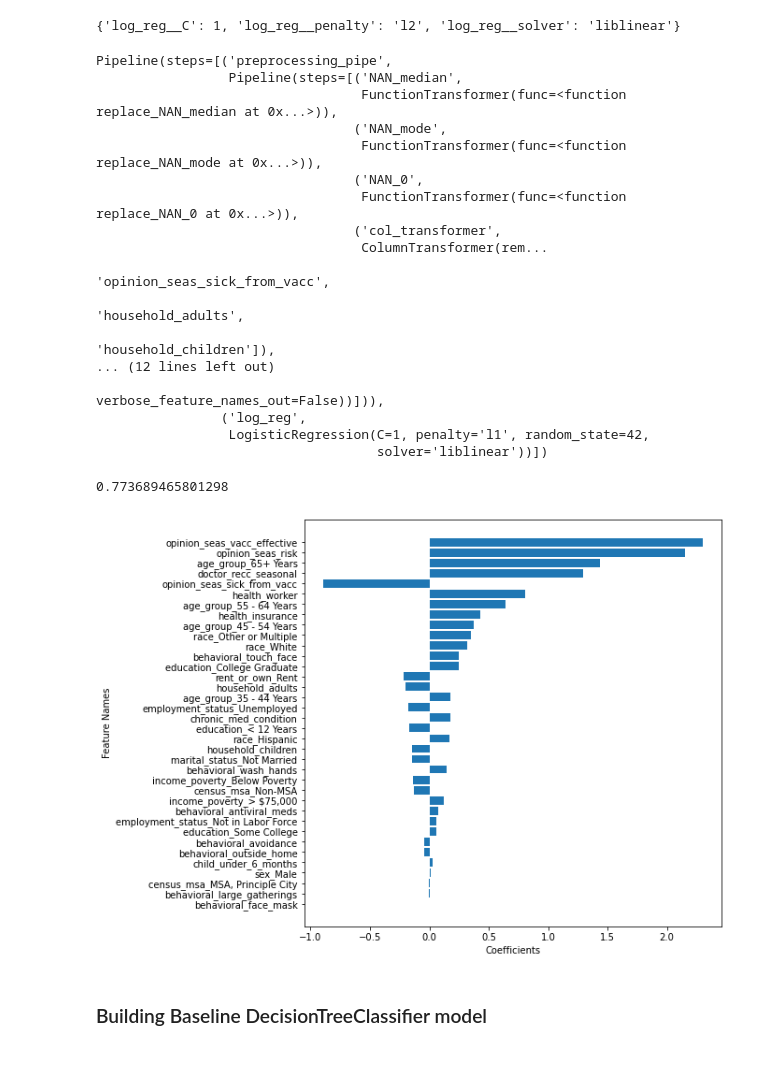
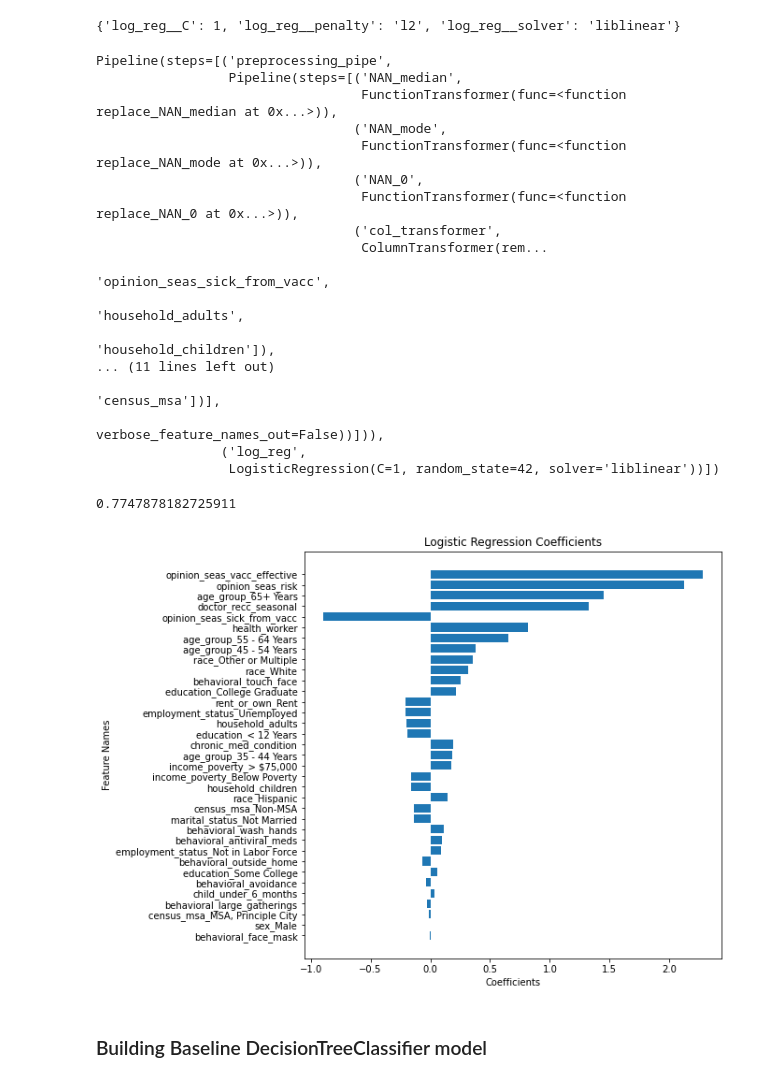
Before and after one commit to sanderlin2013/Predicting-Flu-Vaccines, a Jupyter notebook: Predicting Flu Vaccine Compliance.ipynb, the cells around one changed output. Cells and saved outputs as stored; diff of their text form; code cells hidden in the pictures.

```diff
--- a/Predicting Flu Vaccine Compliance.ipynb
+++ b/Predicting Flu Vaccine Compliance.ipynb
@@ -161,7 +161,8 @@ Finally, let's remove 'h1n1_vaccine' and 'respondent_id' from the labels DataFra
 features.drop(['respondent_id', 'h1n1_concern', 'h1n1_knowledge', 'doctor_recc_h1n1',
                'opinion_h1n1_vacc_effective', 'opinion_h1n1_risk',
                'opinion_h1n1_sick_from_vacc', 'hhs_geo_region',
-               'employment_industry', 'employment_occupation'], axis = 1, inplace = True)
+               'employment_industry', 'employment_occupation','health_insurance'],
+              axis = 1, inplace = True)
 
 labels.drop(['h1n1_vaccine', 'respondent_id'], axis = 1, inplace= True)
 labels = np.ravel(labels, order = 'C')
@@ -243,7 +237,7 @@ def replace_NAN_0(X_df):
     miss_binary = ['behavioral_antiviral_meds', 'behavioral_avoidance','behavioral_face_mask' ,
     'behavioral_wash_hands', 'behavioral_large_gatherings', 'behavioral_outside_home',
     'behavioral_touch_face', 'doctor_recc_seasonal', 'chronic_med_condition',
-    'child_under_6_months', 'health_worker', 'health_insurance']
+    'child_under_6_months', 'health_worker']
     for column in miss_binary:
         X_df[column].replace(np.nan, 0, inplace = True)
     return X_df
@@ -354,7 +346,7 @@ gs.best_params_
 # %%
 # creating a new model with the optimized parameters
 logreg_optimized_pipe = Pipeline(steps=[("preprocessing_pipe", preprocessing_pipe),
-                                    ("log_reg", LogisticRegression(solver = 'liblinear', random_state = 42, C = 1, penalty= 'l1'))])
+                                    ("log_reg", LogisticRegression(solver = 'liblinear', random_state = 42, C = 1, penalty= 'l2'))])
 # %%
 logreg_optimized_pipe.fit(X_train, y_train)
 # %% [output]
@@ -370,15 +362,15 @@ Pipeline(steps=[('preprocessing_pipe',
                                                                     'opinion_seas_sick_from_vacc',
                                                                     'household_adults',
                                                                     'household_children']),
-... (12 lines left out)
+... (11 lines left out)
+                                                                    'census_msa'])],
                                                     verbose_feature_names_out=False))])),
                 ('log_reg',
-                 LogisticRegression(C=1, penalty='l1', random_state=42,
-                                    solver='liblinear'))])
+                 LogisticRegression(C=1, random_state=42, solver='liblinear'))])
 # %%
 logreg_optimized_pipe.score(X_train, y_train)
 # %% [output]
-0.773689465801298
+0.7747878182725911
 # %%
 # code inspiration taken from:
 # https://stackoverflow.com/questions/38787612/how-to-extract-feature-importances-from-an-sklearn-pipeline
@@ -388,7 +380,7 @@ coefficients = logreg_optimized_pipe.steps[1][1].coef_
 feature_names = list(logreg_optimized_pipe.named_steps["preprocessing_pipe"][3].get_feature_names_out())
 # %%
 # creating function so we can plot this and other model results
-def plot_importance(feat_names, feat_importances, col1_name, col2_name):
+def plot_importance(feat_names, feat_importances, col1_name, col2_name, title):
     df = pd.concat([pd.DataFrame(feat_names), pd.DataFrame(np.transpose(feat_importances))], axis = 1)
     df.columns = [col1_name, col2_name]
     df_sorted = df.sort_values(by=col2_name, ascending=True, key = abs)
@@ -397,11 +389,13 @@ def plot_importance(feat_names, feat_importances, col1_name, col2_name):
     plt.barh(df_sorted[col1_name], df_sorted[col2_name], align='center')
     plt.yticks(np.arange(len(df_sorted[col1_name])), df_sorted[col1_name])
     plt.xlabel(col2_name)
-    plt.ylabel(col1_name);
+    plt.ylabel(col1_name)
+    plt.title(title);
 # %%
-plot_importance(feature_names, coefficients, "Feature Names", "Coefficients")
+plot_importance(feature_names, coefficients, "Feature Names", "Coefficients",
+               "Logistic Regression Coefficients")
 # %% [output]
-[figure, old version]
+[figure, new version]
 # %% [markdown]
 ### Building Baseline DecisionTreeClassifier model
 # %%
```
Also changed, not shown: parts of 24 cells of this notebook, 1 other file.
